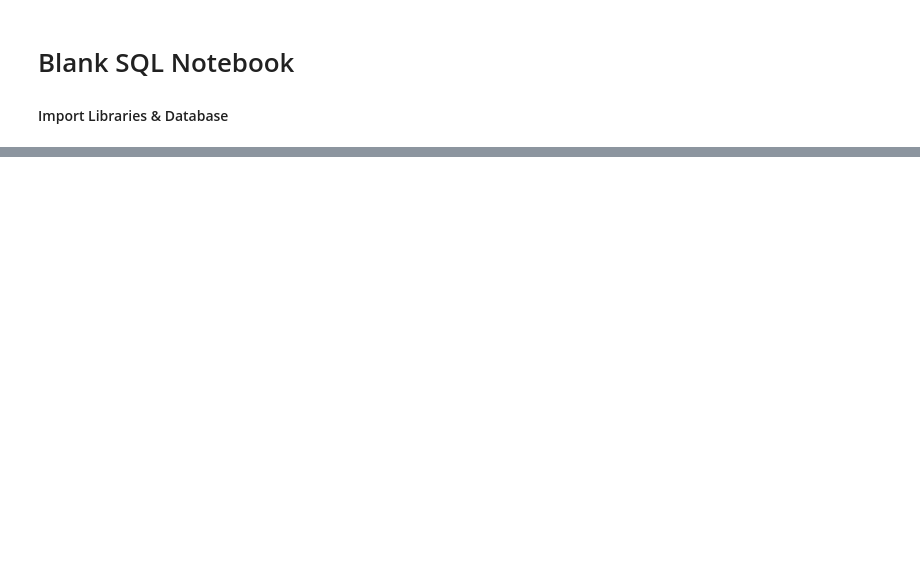
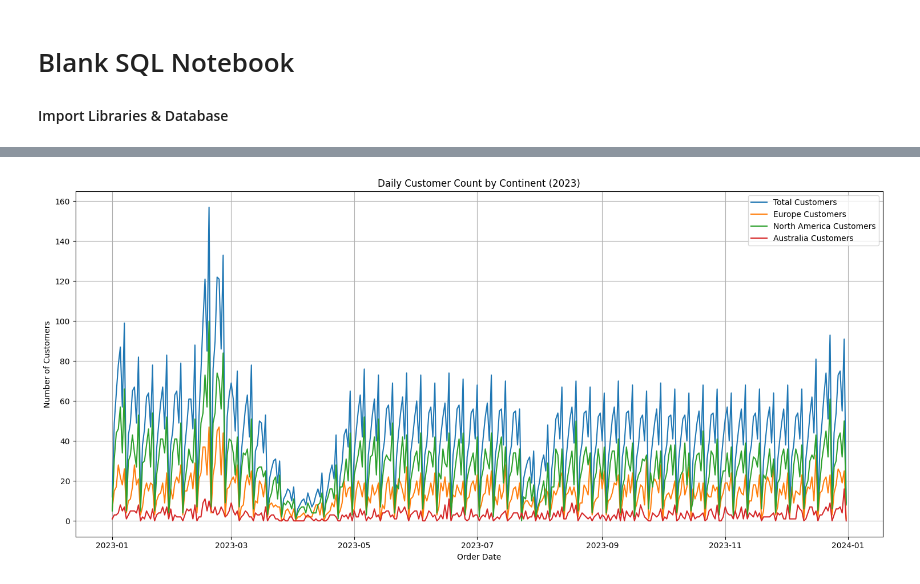
Before and after one commit to C0deB3ast/Data_analysis_work, a Jupyter notebook: Resources/Blank_SQL_Notebook.ipynb, the cells around one changed output, grey strips where cells are left out. Drawn from its saved outputs; the diff is of its cells as text; code cells hidden in the pictures; blank space fills up the shorter version.

```diff
--- a/Resources/Blank_SQL_Notebook.ipynb
+++ b/Resources/Blank_SQL_Notebook.ipynb
@@ -67,0 +92,46 @@ UsageError: Cell magic `%%sql` not found.
+# %%
+import matplotlib.pyplot as plt
+import seaborn as sns
+import pandas as pd
+from sqlalchemy import create_engine
+
+# Connection string (obtained from earlier setup)
+db_connection_str = 'postgresql://postgres:password@localhost:5432/contoso_100k'
+db_connection = create_engine(db_connection_str)
+
+# SQL query to get customer data
+sql_query = """
+SELECT
+    s.orderdate,
+    COUNT(DISTINCT s.customerkey) AS total_customer,
+    COUNT(DISTINCT CASE WHEN c.continent = 'Europe' THEN s.customerkey END) AS eu_cust,
+    COUNT(DISTINCT CASE WHEN c.continent = 'North America' THEN s.customerkey END) AS nm_cust,
+    COUNT(DISTINCT CASE WHEN c.continent = 'Australia' THEN s.customerkey END) AS au_cust
+FROM sales s
+LEFT JOIN customer c ON s.customerkey = c.customerkey
+WHERE
+    s.orderdate BETWEEN '2023-01-01' AND '2023-12-31'
+GROUP BY
+    s.orderdate
+ORDER BY
+    s.orderdate;
+"""
+
+# Load data into DataFrame, parsing 'orderdate' as datetime
+_df = pd.read_sql(sql_query, db_connection, parse_dates=['orderdate'])
+
+plt.figure(figsize=(15, 7))
+sns.lineplot(x='orderdate', y='total_customer', data=_df, label='Total Customers')
+sns.lineplot(x='orderdate', y='eu_cust', data=_df, label='Europe Customers')
+sns.lineplot(x='orderdate', y='nm_cust', data=_df, label='North America Customers')
+sns.lineplot(x='orderdate', y='au_cust', data=_df, label='Australia Customers')
+
+plt.title('Daily Customer Count by Continent (2023)')
+plt.xlabel('Order Date')
+plt.ylabel('Number of Customers')
+plt.legend()
+plt.grid(True)
+plt.tight_layout()
+plt.show()
+# %% [output]
+[figure, added]
```
Also changed, not shown: parts of 5 cells of this notebook.
